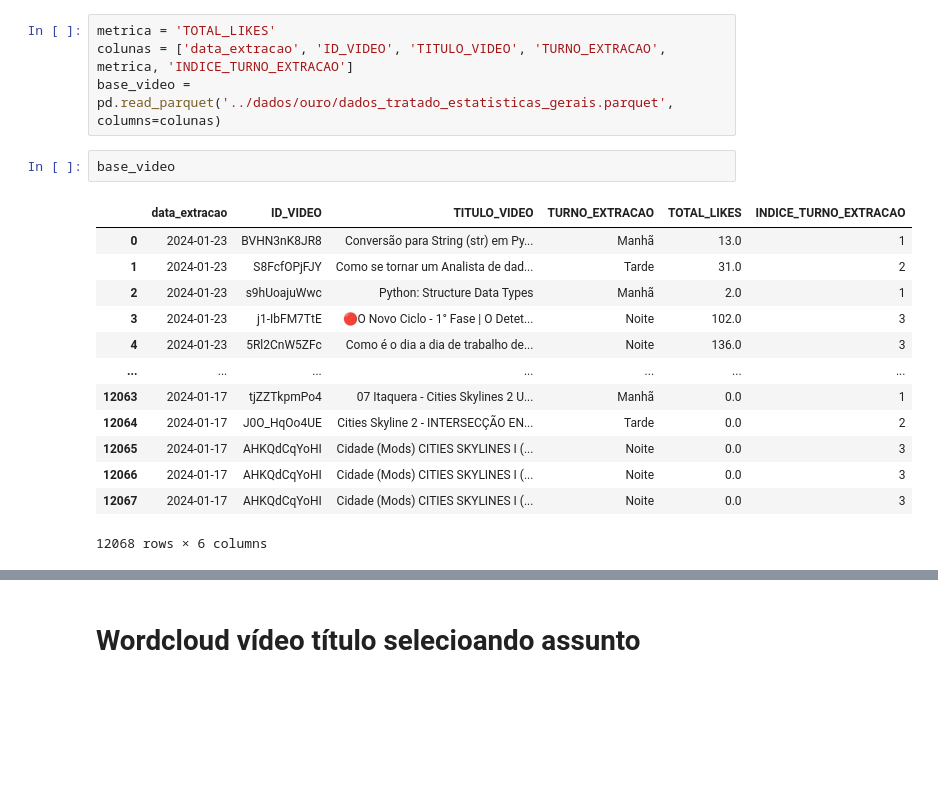
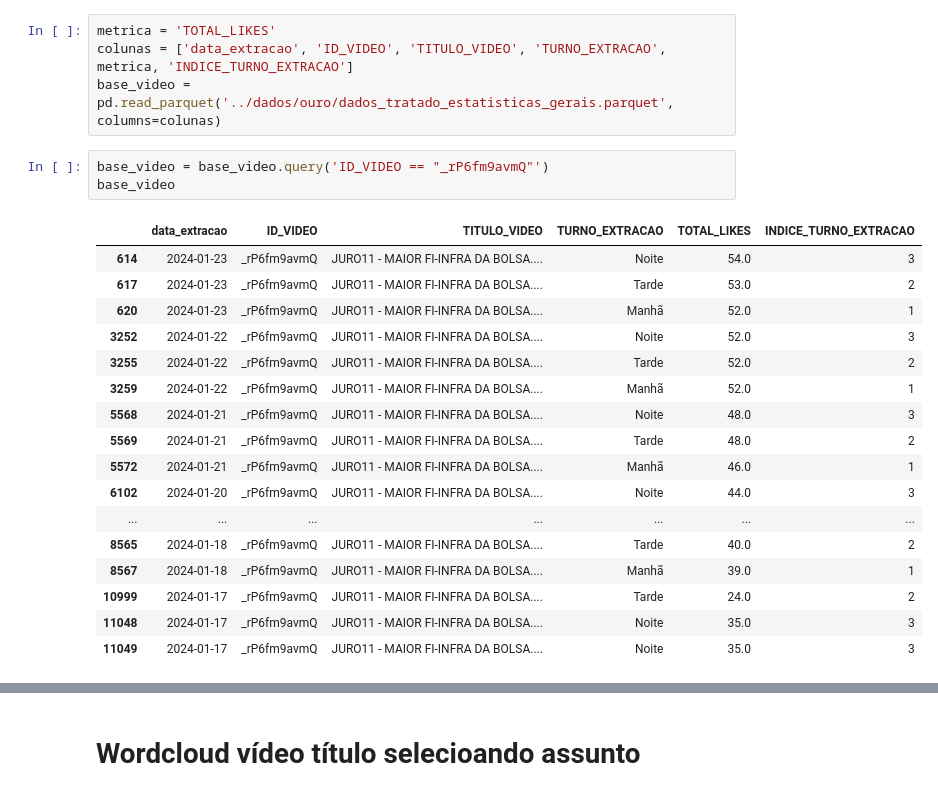
Before and after one commit to rodrigorocha1/analise_dados_youtube, a Jupyter notebook: notebooks_v2/visualizacoes.ipynb, the cells around one changed output, grey strips where cells are left out. Cells and saved outputs as stored; diff of their text form; blank space fills up the shorter version.

```diff
--- a/notebooks_v2/visualizacoes.ipynb
+++ b/notebooks_v2/visualizacoes.ipynb
@@ -824,19 +824,24 @@ memory usage: 504.0 bytes
 metrica = 'TOTAL_LIKES'
 colunas = ['data_extracao', 'ID_VIDEO', 'TITULO_VIDEO', 'TURNO_EXTRACAO', metrica, 'INDICE_TURNO_EXTRACAO']
 base_video = pd.read_parquet('../dados/ouro/dados_tratado_estatisticas_gerais.parquet', columns=colunas)
-# %%
-base_video
-# %% [output]
-|  | data_extracao | ID_VIDEO | TITULO_VIDEO | TURNO_EXTRACAO | TOTAL_LIKES | INDICE_TURNO_EXTRACAO |
-| 0 | 2024-01-23 | BVHN3nK8JR8 | Conversão para String (str) em Py... | Manhã | 13.0 | 1 |
-| 1 | 2024-01-23 | S8FcfOPjFJY | Como se tornar um Analista de dad... | Tarde | 31.0 | 2 |
-| 2 | 2024-01-23 | s9hUoajuWwc | Python: Structure Data Types | Manhã | 2.0 | 1 |
-| 3 | 2024-01-23 | j1-IbFM7TtE | 🔴O Novo Ciclo - 1° Fase | O Detet... | Noite | 102.0 | 3 |
-| 4 | 2024-01-23 | 5Rl2CnW5ZFc | Como é o dia a dia de trabalho de... | Noite | 136.0 | 3 |
-| ... | ... | ... | ... | ... | ... | ... |
-| 12063 | 2024-01-17 | tjZZTkpmPo4 | 07 Itaquera - Cities Skylines 2 U... | Manhã | 0.0 | 1 |
-| 12064 | 2024-01-17 | J0O_HqOo4UE | Cities Skyline 2 - INTERSECÇÃO EN... | Tarde | 0.0 | 2 |
-| 12065 | 2024-01-17 | AHKQdCqYoHI | Cidade (Mods) CITIES SKYLINES I (... | Noite | 0.0 | 3 |
-| 12066 | 2024-01-17 | AHKQdCqYoHI | Cidade (Mods) CITIES SKYLINES I (... | Noite | 0.0 | 3 |
-| 12067 | 2024-01-17 | AHKQdCqYoHI | Cidade (Mods) CITIES SKYLINES I (... | Noite | 0.0 | 3 |
-12068 rows × 6 columns
+# %%
+base_video = base_video.query('ID_VIDEO == "_rP6fm9avmQ"')
+base_video
+# %% [output]
+|  | data_extracao | ID_VIDEO | TITULO_VIDEO | TURNO_EXTRACAO | TOTAL_LIKES | INDICE_TURNO_EXTRACAO |
+| 614 | 2024-01-23 | _rP6fm9avmQ | JURO11 - MAIOR FI-INFRA DA BOLSA.... | Noite | 54.0 | 3 |
+| 617 | 2024-01-23 | _rP6fm9avmQ | JURO11 - MAIOR FI-INFRA DA BOLSA.... | Tarde | 53.0 | 2 |
+| 620 | 2024-01-23 | _rP6fm9avmQ | JURO11 - MAIOR FI-INFRA DA BOLSA.... | Manhã | 52.0 | 1 |
+| 3252 | 2024-01-22 | _rP6fm9avmQ | JURO11 - MAIOR FI-INFRA DA BOLSA.... | Noite | 52.0 | 3 |
+| 3255 | 2024-01-22 | _rP6fm9avmQ | JURO11 - MAIOR FI-INFRA DA BOLSA.... | Tarde | 52.0 | 2 |
+| 3259 | 2024-01-22 | _rP6fm9avmQ | JURO11 - MAIOR FI-INFRA DA BOLSA.... | Manhã | 52.0 | 1 |
+| 5568 | 2024-01-21 | _rP6fm9avmQ | JURO11 - MAIOR FI-INFRA DA BOLSA.... | Noite | 48.0 | 3 |
+| 5569 | 2024-01-21 | _rP6fm9avmQ | JURO11 - MAIOR FI-INFRA DA BOLSA.... | Tarde | 48.0 | 2 |
+| 5572 | 2024-01-21 | _rP6fm9avmQ | JURO11 - MAIOR FI-INFRA DA BOLSA.... | Manhã | 46.0 | 1 |
+| 6102 | 2024-01-20 | _rP6fm9avmQ | JURO11 - MAIOR FI-INFRA DA BOLSA.... | Noite | 44.0 | 3 |
+| ... | ... | ... | ... | ... | ... | ... |
+| 8565 | 2024-01-18 | _rP6fm9avmQ | JURO11 - MAIOR FI-INFRA DA BOLSA.... | Tarde | 40.0 | 2 |
+| 8567 | 2024-01-18 | _rP6fm9avmQ | JURO11 - MAIOR FI-INFRA DA BOLSA.... | Manhã | 39.0 | 1 |
+| 10999 | 2024-01-17 | _rP6fm9avmQ | JURO11 - MAIOR FI-INFRA DA BOLSA.... | Tarde | 24.0 | 2 |
+| 11048 | 2024-01-17 | _rP6fm9avmQ | JURO11 - MAIOR FI-INFRA DA BOLSA.... | Noite | 35.0 | 3 |
+| 11049 | 2024-01-17 | _rP6fm9avmQ | JURO11 - MAIOR FI-INFRA DA BOLSA.... | Noite | 35.0 | 3 |
```
Also changed, not shown: parts of 2 cells of this notebook, 2 other files.
